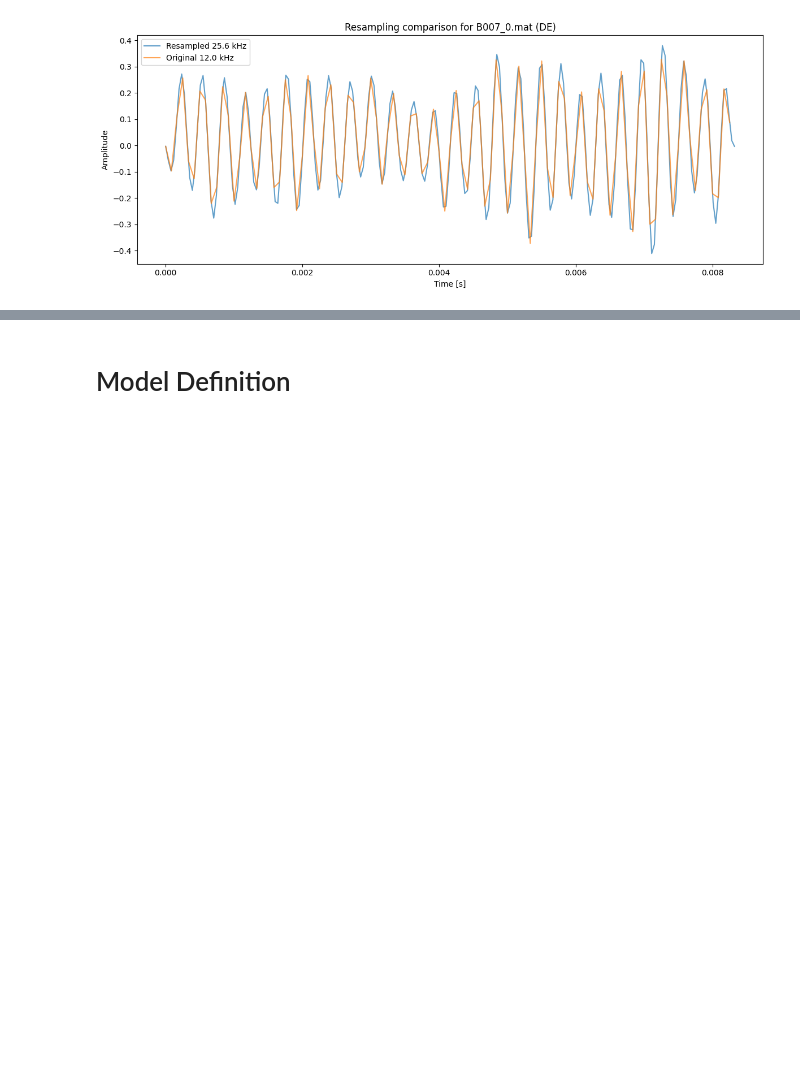
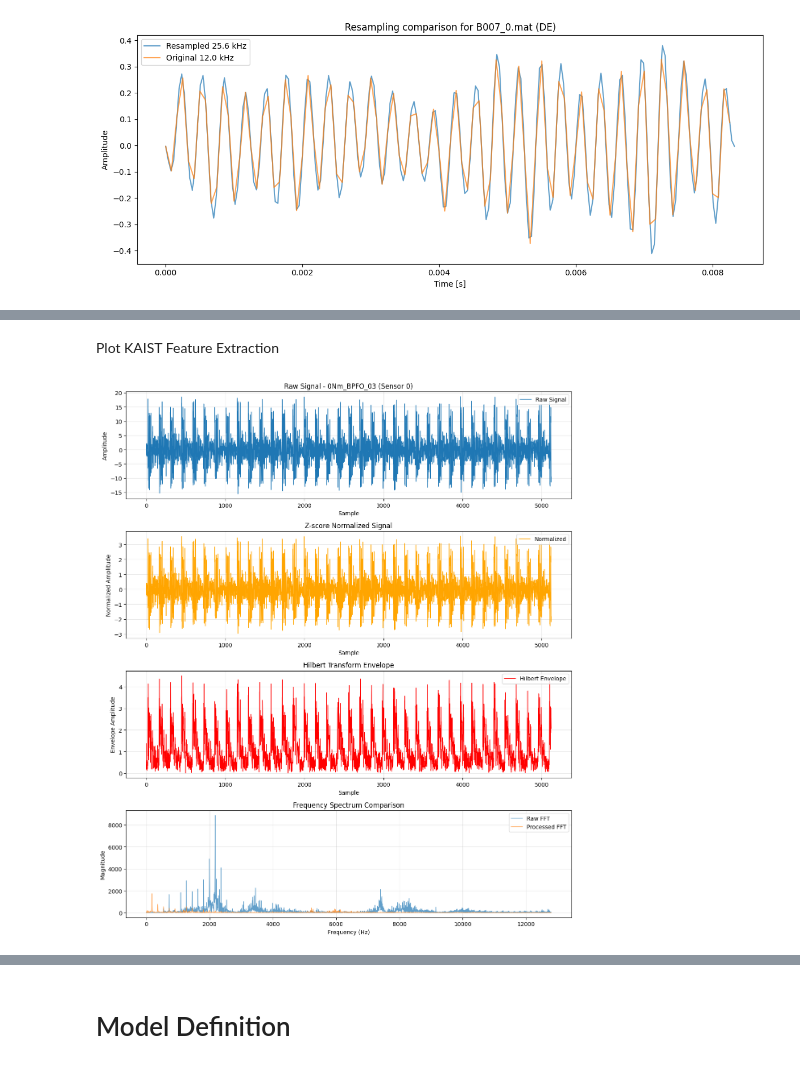
Before and after one commit to giljoa/flex-uns-fw, a Jupyter notebook: ml/model-nb/CNN_Generalizability.ipynb, the cells around one changed output, grey strips where cells are left out. Cells and saved outputs as stored; diff of their text form; code cells hidden in the pictures; blank space fills up the shorter version.

Commit message:
Added feature extraction and model backbone testing

```diff
--- a/ml/model-nb/CNN_Generalizability.ipynb
+++ b/ml/model-nb/CNN_Generalizability.ipynb
@@ -33,35 +34,34 @@ sampling_rate_kaist = 25600  # fixed at 25.6 kHz
 
 # Class labels for different domains
 class_labels_kaist0 = ['0Nm_Normal', '0Nm_BPFI_03', '0Nm_BPFO_03', '0Nm_Misalign_01', '0Nm_Unbalance_0583mg']
-class_labels_kaist1 = ['2Nm_Normal', '2Nm_BPFI_03', '2Nm_BPFO_03', '2Nm_Misalign_01', '2Nm_Unbalance_0583mg']
-class_labels_kaist2 = ['4Nm_Normal', '4Nm_BPFI_03', '4Nm_BPFO_03', '4Nm_Misalign_01', '4Nm_Unbalance_0583mg']
+#class_labels_kaist1 = ['2Nm_Normal', '2Nm_BPFI_03', '2Nm_BPFO_03', '2Nm_Misalign_01', '2Nm_Unbalance_0583mg']
+#class_labels_kaist2 = ['4Nm_Normal', '4Nm_BPFI_03', '4Nm_BPFO_03', '4Nm_Misalign_01', '4Nm_Unbalance_0583mg']
 
 def load_domain_data_kaist(class_labels, domain_name):
-    """Load vibration data for a domain, using CSV cache if available."""
+    """Load vibration data for a domain, using CSV cache if available. No fixed length trim."""
     vibration_data = {}
-
     folder_path = f'../../data/flex-data/kaist_csv/vibration{sampling_rate_kaist/1000}kHz_domain{domain_name}'
     os.makedirs(folder_path, exist_ok=True)
 
     print(f"Loading domain {domain_name}...")
-
     for label in class_labels:
         csv_path = f'{folder_path}/{label}.csv'
         mat_path = os.path.join(vibration_mat_folder_kaist, f"{label}.mat")
 
-        # Try CSV first, fall back to .mat
         if os.path.exists(csv_path):
             print(f"  Loading {label} from CSV...")
-            vibration_data[label] = pd.read_csv(csv_path).values
-        elif os.path.exists(mat_path):
+            vibration_data[label] = pd.read_csv(csv_path).values.astype(np.float32)
+            continue
+
+        if os.path.exists(mat_path):
             print(f"  Loading {label} from .mat file...")
-            mat_data = sio.loadmat(mat_path)
-            vibration = mat_data['Signal']['y_values'][0][0][0][0][0][:v_length_kaist, :]
+            m = sio.loadmat(mat_path)
+            # keep full available length and all columns
+            vibration = m['Signal']['y_values'][0][0][0][0][0].astype(np.float32)
             vibration_data[label] = vibration
 
-            # Save to CSV for next time
             print(f"  Saving {label} to CSV...")
-            pd.DataFrame(vibration_data[label]).to_csv(csv_path, index=False)
+            pd.DataFrame(vibration).to_csv(csv_path, index=False)
         else:
             print(f"  Warning: {label} not found")
 
@@ -70,10 +70,11 @@ def load_domain_data_kaist(class_labels, domain_name):
 
 # Load all domains
 vibration_data_kaist0 = load_domain_data_kaist(class_labels_kaist0, '0Nm')
-vibration_data_kaist1 = load_domain_data_kaist(class_labels_kaist1, '2Nm')
-vibration_data_kaist2 = load_domain_data_kaist(class_labels_kaist2, '4Nm')
+#vibration_data_kaist1 = load_domain_data_kaist(class_labels_kaist1, '2Nm')
+#vibration_data_kaist2 = load_domain_data_kaist(class_labels_kaist2, '4Nm')
 
-vibration_data_kaist = {**vibration_data_kaist0, **vibration_data_kaist1, **vibration_data_kaist2}
+#vibration_data_kaist = {**vibration_data_kaist0, **vibration_data_kaist1, **vibration_data_kaist2}
+vibration_data_kaist = {**vibration_data_kaist0}
 class_labels_kaist = list(vibration_data_kaist.keys())
 # %% [output]
 Loading domain 0Nm...
@@ -352,0 +686,6 @@ compare_resampling(mat_path, channel="DE", max_len=100)
+# %% [markdown]
+Plot KAIST Feature Extraction
+# %%
+plot_signal_examples(vibration_data_kaist, class_labels_kaist, sampling_rate_kaist, window_size=5120)
+# %% [output]
+[figure, added]
```
Also changed, not shown: parts of 20 cells of this notebook, 15 other files.
